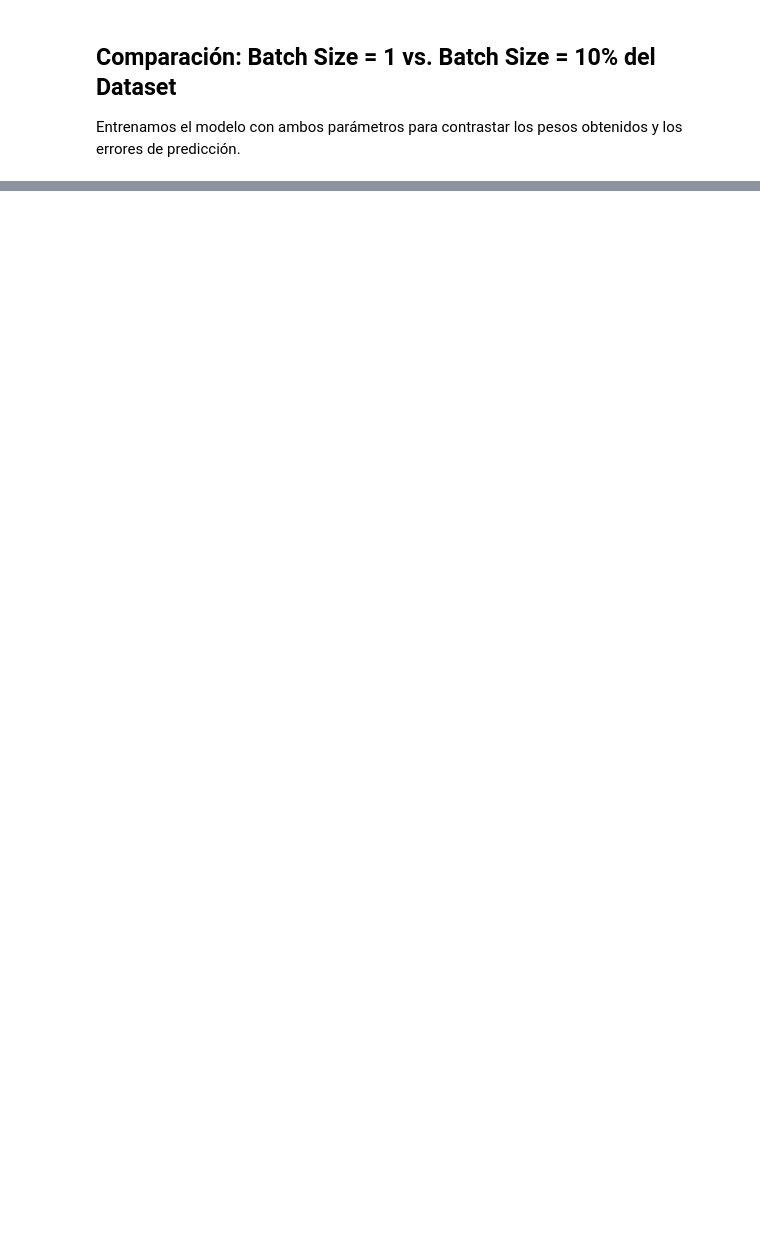
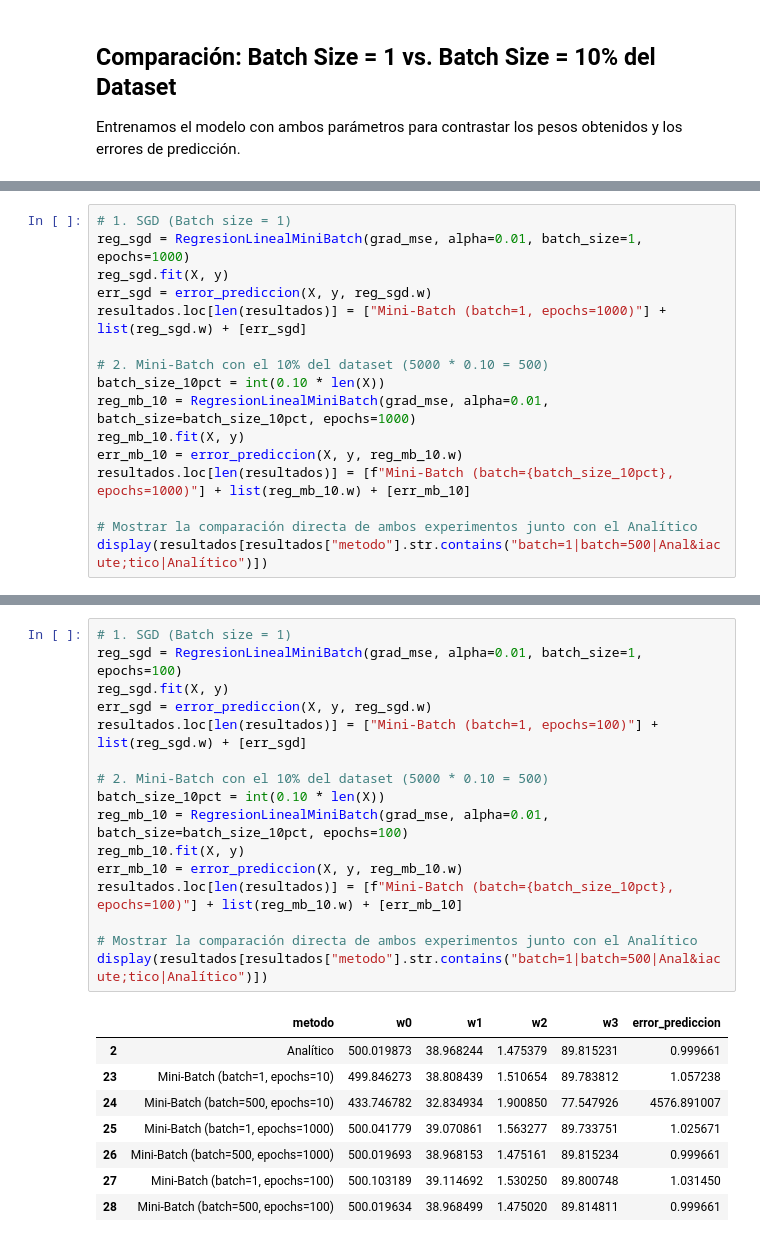
Before and after one commit to tusar-verma/Machine-learning-2c2026, a Jupyter notebook: notebooks/notebook_08_descenso_gradiente-published.ipynb, the cells around one changed output, grey strips where cells are left out. Drawn from its saved outputs; the diff is of its cells as text; blank space fills up the shorter version.

```diff
--- a/notebooks/notebook_08_descenso_gradiente-published.ipynb
+++ b/notebooks/notebook_08_descenso_gradiente-published.ipynb
@@ -370,0 +371,16 @@ display(resultados[resultados["metodo"].str.contains("batch=1|batch=500|Anal&iac
+# %%
+# 1. SGD (Batch size = 1)
+reg_sgd = RegresionLinealMiniBatch(grad_mse, alpha=0.01, batch_size=1, epochs=1000)
+reg_sgd.fit(X, y)
+err_sgd = error_prediccion(X, y, reg_sgd.w)
+resultados.loc[len(resultados)] = ["Mini-Batch (batch=1, epochs=1000)"] + list(reg_sgd.w) + [err_sgd]
+
+# 2. Mini-Batch con el 10% del dataset (5000 * 0.10 = 500)
+batch_size_10pct = int(0.10 * len(X))
+reg_mb_10 = RegresionLinealMiniBatch(grad_mse, alpha=0.01, batch_size=batch_size_10pct, epochs=1000)
+reg_mb_10.fit(X, y)
+err_mb_10 = error_prediccion(X, y, reg_mb_10.w)
+resultados.loc[len(resultados)] = [f"Mini-Batch (batch={batch_size_10pct}, epochs=1000)"] + list(reg_mb_10.w) + [err_mb_10]
+
+# Mostrar la comparación directa de ambos experimentos junto con el Analítico
+display(resultados[resultados["metodo"].str.contains("batch=1|batch=500|Anal&iacute;tico|Analítico")])
@@ -370,0 +394,25 @@ display(resultados[resultados["metodo"].str.contains("batch=1|batch=500|Anal&iac
+# %%
+# 1. SGD (Batch size = 1)
+reg_sgd = RegresionLinealMiniBatch(grad_mse, alpha=0.01, batch_size=1, epochs=100)
+reg_sgd.fit(X, y)
+err_sgd = error_prediccion(X, y, reg_sgd.w)
+resultados.loc[len(resultados)] = ["Mini-Batch (batch=1, epochs=100)"] + list(reg_sgd.w) + [err_sgd]
+
+# 2. Mini-Batch con el 10% del dataset (5000 * 0.10 = 500)
+batch_size_10pct = int(0.10 * len(X))
+reg_mb_10 = RegresionLinealMiniBatch(grad_mse, alpha=0.01, batch_size=batch_size_10pct, epochs=100)
+reg_mb_10.fit(X, y)
+err_mb_10 = error_prediccion(X, y, reg_mb_10.w)
+resultados.loc[len(resultados)] = [f"Mini-Batch (batch={batch_size_10pct}, epochs=100)"] + list(reg_mb_10.w) + [err_mb_10]
+
+# Mostrar la comparación directa de ambos experimentos junto con el Analítico
+display(resultados[resultados["metodo"].str.contains("batch=1|batch=500|Anal&iacute;tico|Analítico")])
+# %% [output]
+|  | metodo | w0 | w1 | w2 | w3 | error_prediccion |
+| 2 | Analítico | 500.019873 | 38.968244 | 1.475379 | 89.815231 | 0.999661 |
+| 23 | Mini-Batch (batch=1, epochs=10) | 499.846273 | 38.808439 | 1.510654 | 89.783812 | 1.057238 |
+| 24 | Mini-Batch (batch=500, epochs=10) | 433.746782 | 32.834934 | 1.900850 | 77.547926 | 4576.891007 |
+| 25 | Mini-Batch (batch=1, epochs=1000) | 500.041779 | 39.070861 | 1.563277 | 89.733751 | 1.025671 |
+| 26 | Mini-Batch (batch=500, epochs=1000) | 500.019693 | 38.968153 | 1.475161 | 89.815234 | 0.999661 |
+| 27 | Mini-Batch (batch=1, epochs=100) | 500.103189 | 39.114692 | 1.530250 | 89.800748 | 1.031450 |
+| 28 | Mini-Batch (batch=500, epochs=100) | 500.019634 | 38.968499 | 1.475020 | 89.814811 | 0.999661 |
```
Also changed, not shown: parts of 4 cells of this notebook.
